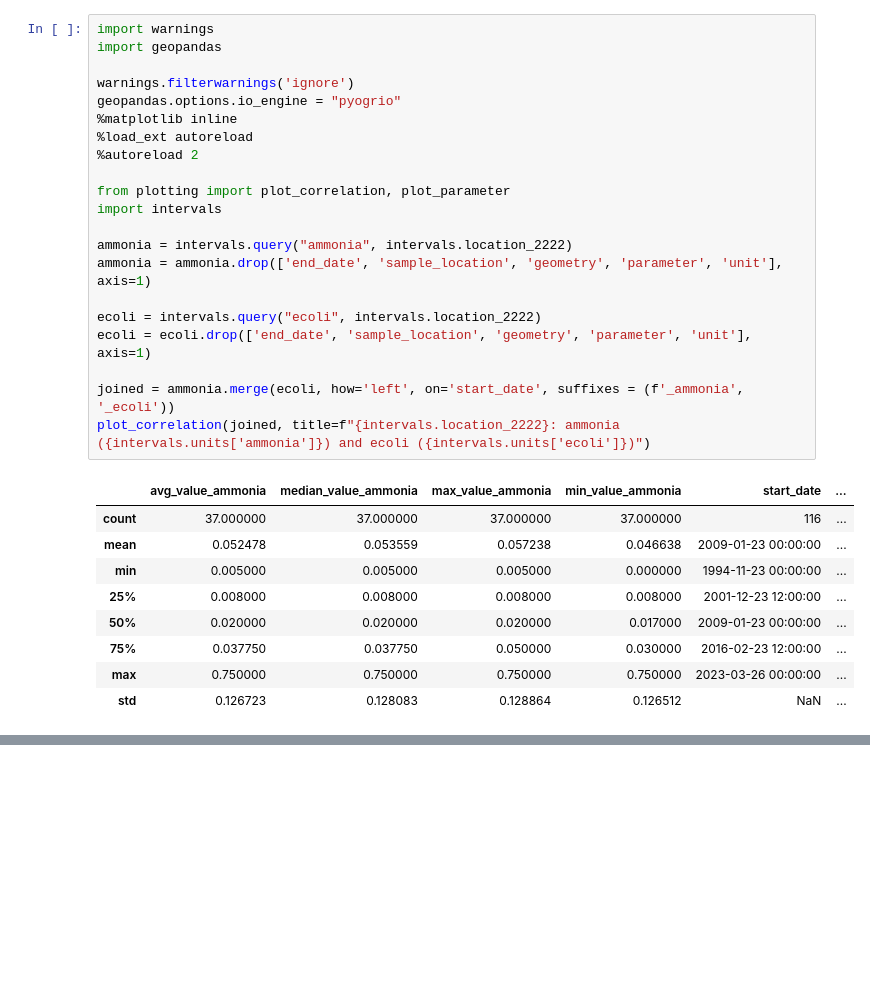
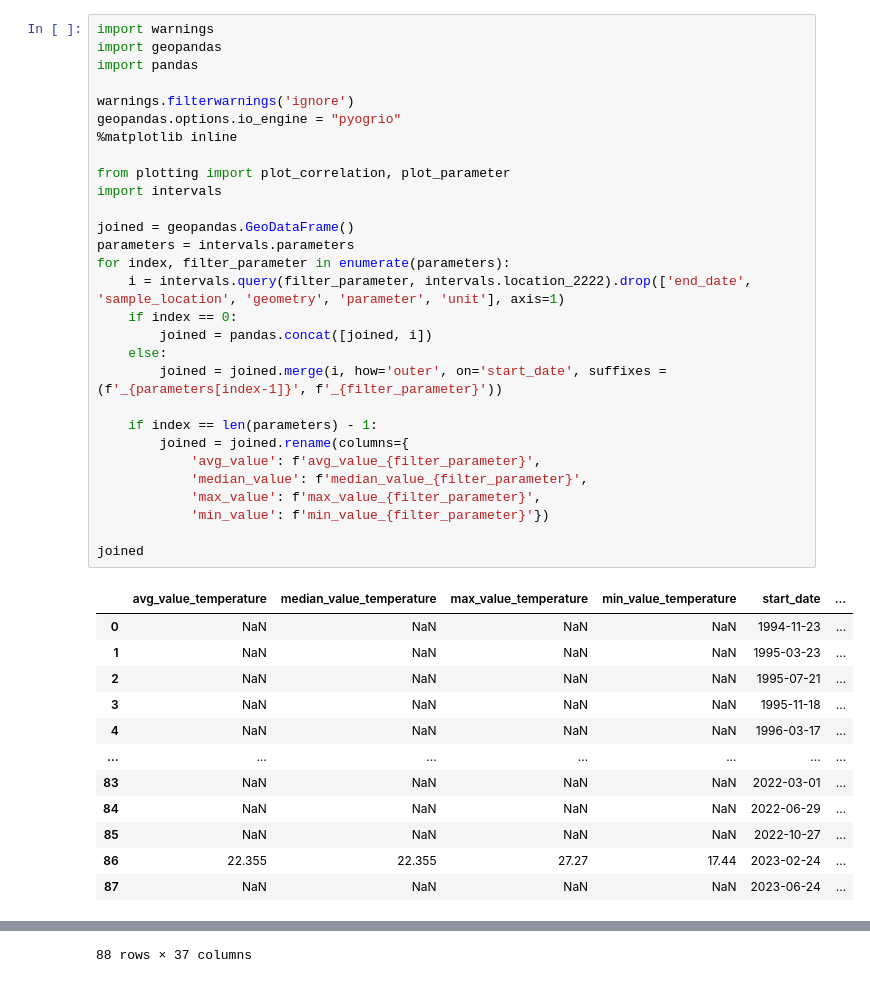
Before and after one commit to ramseyboy/shoal-creek-wq-bio-mitigation, a Jupyter notebook: water_quality_parameters.ipynb, the cells around one changed output, grey strips where cells are left out. Drawn from its saved outputs; the diff is of its cells as text; blank space fills up the shorter version.

```diff
--- a/water_quality_parameters.ipynb
+++ b/water_quality_parameters.ipynb
@@ -1,31 +1,42 @@
 # %%
 import warnings
 import geopandas
+import pandas
 
 warnings.filterwarnings('ignore')
 geopandas.options.io_engine = "pyogrio"
 %matplotlib inline
-%load_ext autoreload
-%autoreload 2
 
 from plotting import plot_correlation, plot_parameter
 import intervals
 
-ammonia = intervals.query("ammonia", intervals.location_2222)
-ammonia = ammonia.drop(['end_date', 'sample_location', 'geometry', 'parameter', 'unit'], axis=1)
+joined = geopandas.GeoDataFrame()
+parameters = intervals.parameters
+for index, filter_parameter in enumerate(parameters):
+    i = intervals.query(filter_parameter, intervals.location_2222).drop(['end_date', 'sample_location', 'geometry', 'parameter', 'unit'], axis=1)
+    if index == 0:
+        joined = pandas.concat([joined, i])
+    else:
+        joined = joined.merge(i, how='outer', on='start_date', suffixes = (f'_{parameters[index-1]}', f'_{filter_parameter}'))
 
-ecoli = intervals.query("ecoli", intervals.location_2222)
-ecoli = ecoli.drop(['end_date', 'sample_location', 'geometry', 'parameter', 'unit'], axis=1)
+    if index == len(parameters) - 1:
+        joined = joined.rename(columns={
+            'avg_value': f'avg_value_{filter_parameter}',
+            'median_value': f'median_value_{filter_parameter}',
+            'max_value': f'max_value_{filter_parameter}',
+            'min_value': f'min_value_{filter_parameter}'})
 
-joined = ammonia.merge(ecoli, how='left', on='start_date', suffixes = (f'_ammonia', '_ecoli'))
-plot_correlation(joined, title=f"{intervals.location_2222}: ammonia ({intervals.units['ammonia']}) and ecoli ({intervals.units['ecoli']})")
+joined
 # %% [output]
-|  | avg_value_ammonia | median_value_ammonia | max_value_ammonia | min_value_ammonia | start_date | ... |
-| count | 37.000000 | 37.000000 | 37.000000 | 37.000000 | 116 | ... |
-| mean | 0.052478 | 0.053559 | 0.057238 | 0.046638 | 2009-01-23 00:00:00 | ... |
-| min | 0.005000 | 0.005000 | 0.005000 | 0.000000 | 1994-11-23 00:00:00 | ... |
-| 25% | 0.008000 | 0.008000 | 0.008000 | 0.008000 | 2001-12-23 12:00:00 | ... |
-| 50% | 0.020000 | 0.020000 | 0.020000 | 0.017000 | 2009-01-23 00:00:00 | ... |
-| 75% | 0.037750 | 0.037750 | 0.050000 | 0.030000 | 2016-02-23 12:00:00 | ... |
-| max | 0.750000 | 0.750000 | 0.750000 | 0.750000 | 2023-03-26 00:00:00 | ... |
-| std | 0.126723 | 0.128083 | 0.128864 | 0.126512 | NaN | ... |
+|  | avg_value_temperature | median_value_temperature | max_value_temperature | min_value_temperature | start_date | ... |
+| 0 | NaN | NaN | NaN | NaN | 1994-11-23 | ... |
+| 1 | NaN | NaN | NaN | NaN | 1995-03-23 | ... |
+| 2 | NaN | NaN | NaN | NaN | 1995-07-21 | ... |
+| 3 | NaN | NaN | NaN | NaN | 1995-11-18 | ... |
+| 4 | NaN | NaN | NaN | NaN | 1996-03-17 | ... |
+| ... | ... | ... | ... | ... | ... | ... |
+| 83 | NaN | NaN | NaN | NaN | 2022-03-01 | ... |
+| 84 | NaN | NaN | NaN | NaN | 2022-06-29 | ... |
+| 85 | NaN | NaN | NaN | NaN | 2022-10-27 | ... |
+| 86 | 22.355 | 22.355 | 27.27 | 17.44 | 2023-02-24 | ... |
+| 87 | NaN | NaN | NaN | NaN | 2023-06-24 | ... |
@@ -42,0 +43 @@ plot_correlation(joined, title=f"{intervals.location_2222}: ammonia ({intervals.
+88 rows × 37 columns
```
Also changed, not shown: parts of 2 cells of this notebook, 18 other files.
